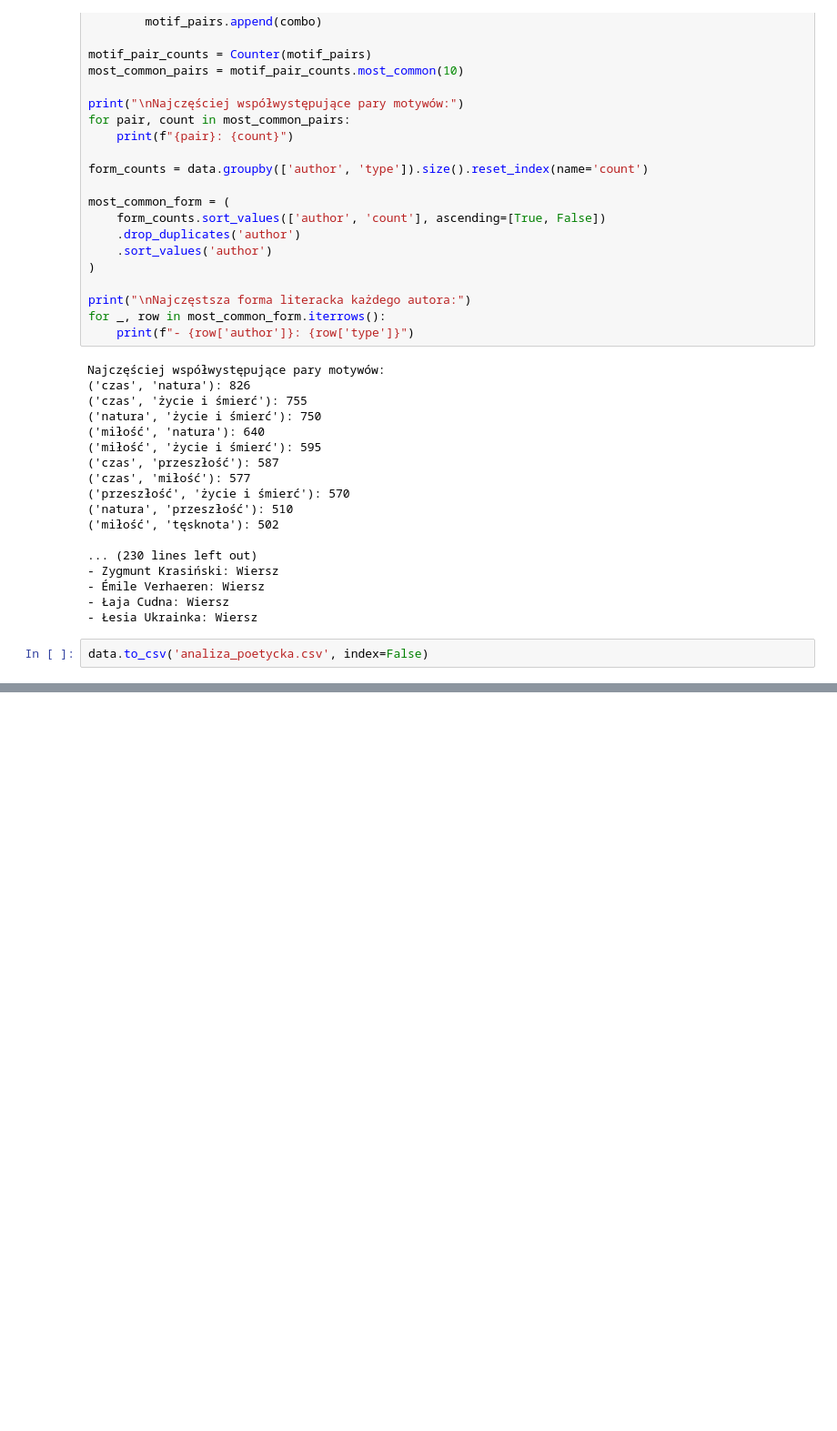
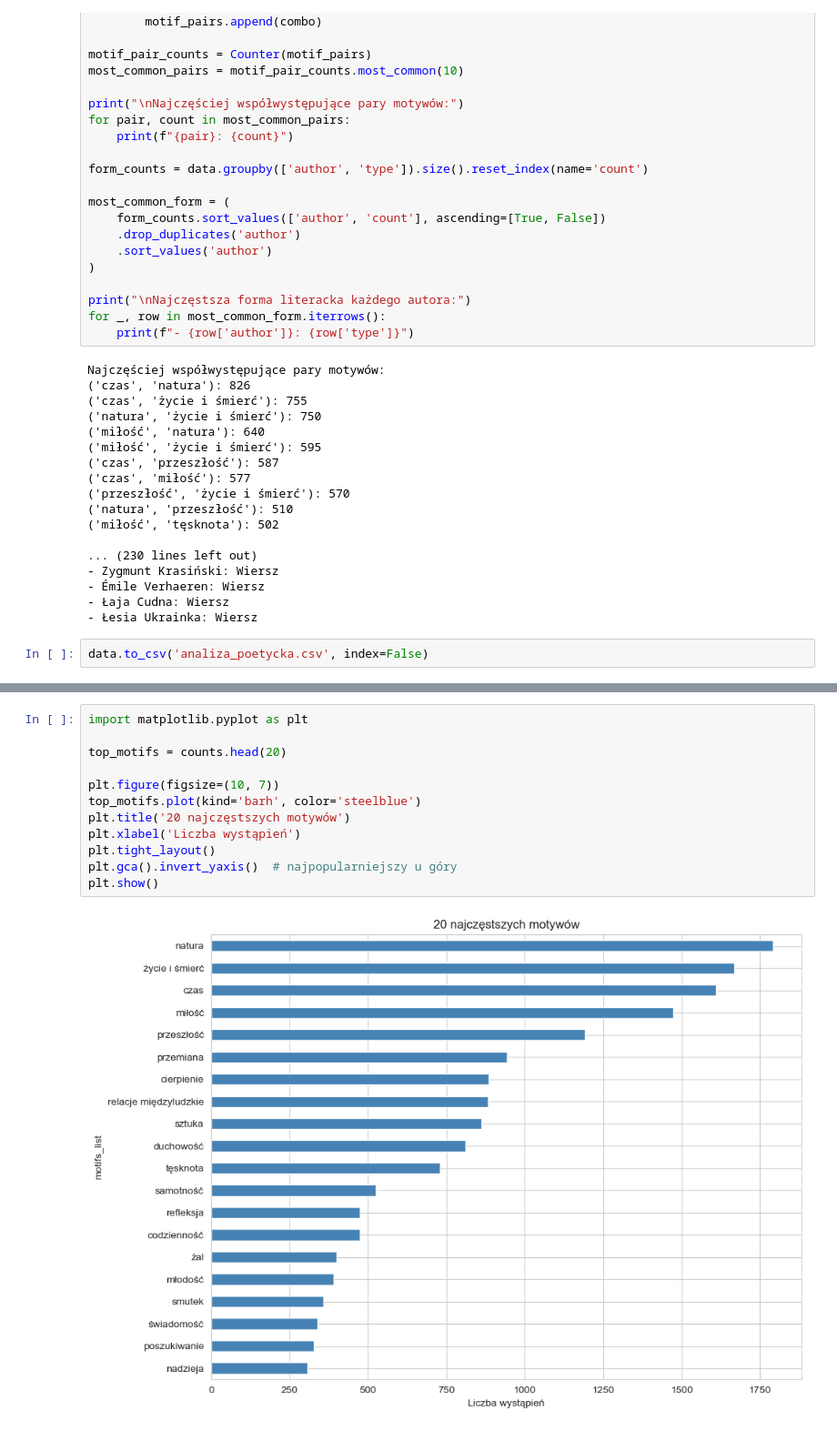
Before and after one commit to kryzin/analiza_generacja_poezja_pl, a Jupyter notebook: analysis/data/analiza.ipynb, the cells around one changed output, grey strips where cells are left out. Shown at 91% size. Cells and saved outputs as stored; diff of their text form; blank space fills up the shorter version.

```diff
--- a/analysis/data/analiza.ipynb
+++ b/analysis/data/analiza.ipynb
@@ -617,0 +766,14 @@ data.to_csv('analiza_poetycka.csv', index=False)
+# %%
+import matplotlib.pyplot as plt
+
+top_motifs = counts.head(20)
+
+plt.figure(figsize=(10, 7))
+top_motifs.plot(kind='barh', color='steelblue')
+plt.title('20 najczęstszych motywów')
+plt.xlabel('Liczba wystąpień')
+plt.tight_layout()
+plt.gca().invert_yaxis()  # najpopularniejszy u góry
+plt.show()
+# %% [output]
+[figure, added]
```
Also changed, not shown: parts of 24 cells of this notebook, 23 other files.
